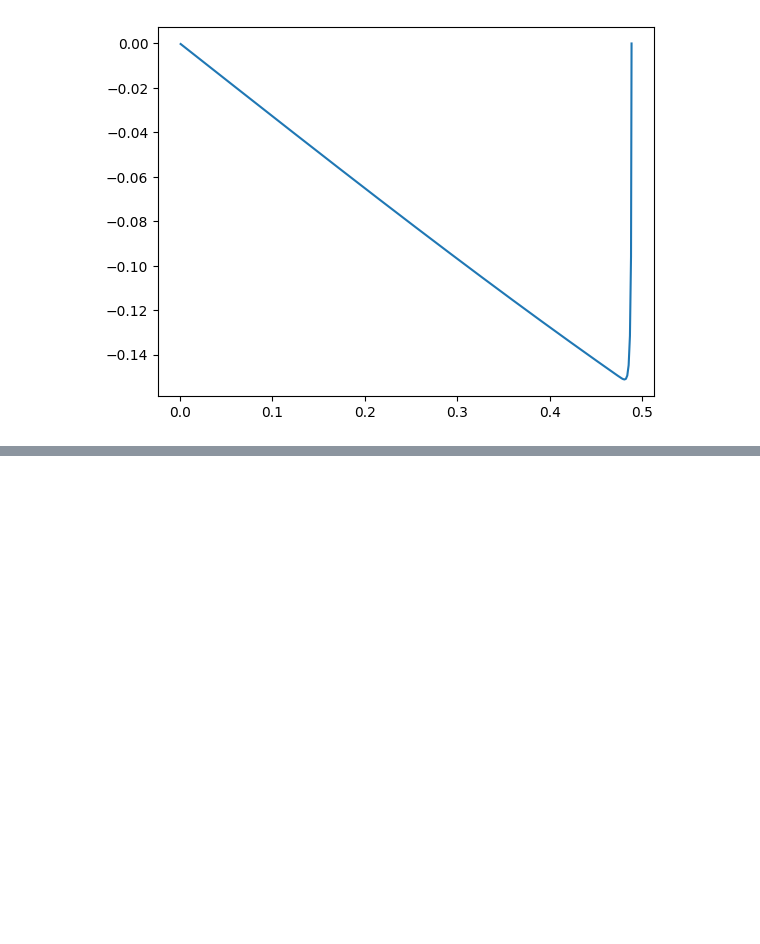
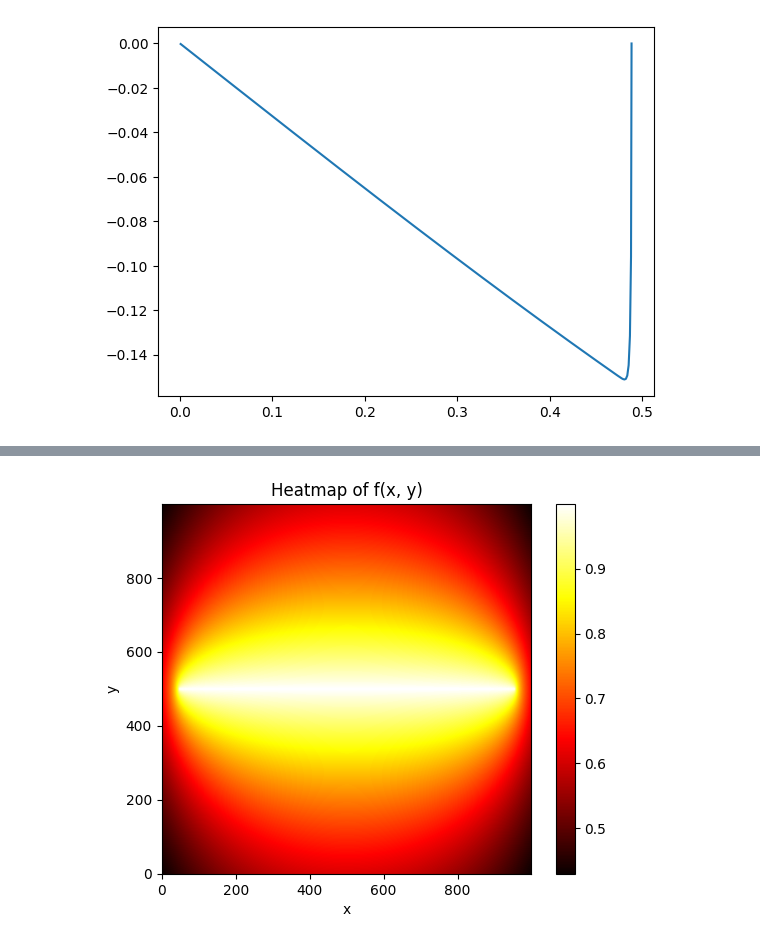
Before and after one commit to Tom20200112/comp_physics, a Jupyter notebook: Differential Equations/ode.ipynb, the cells around one changed output, grey strips where cells are left out. Saved outputs shown, nothing was run; the diff lists cells and outputs as text; code cells hidden in the pictures; blank space fills up the shorter version.

```diff
--- a/Differential Equations/ode.ipynb
+++ b/Differential Equations/ode.ipynb
@@ -288,0 +285,26 @@ ax.plot(x,z)
+# %%
+import numpy as np
+import seaborn as sns
+import matplotlib.pyplot as plt
+
+x = np.linspace(-1.1, 1.1, 1000)
+y = np.linspace(-0.5, 0.5, 1000)
+X, Y = np.meshgrid(x, y)
+
+def f(x, y):
+    return 2/np.pi*np.arctan(1/np.sqrt((x**2+y**2-1)+np.sqrt((x**2+y**2-1)**2+4*y**2)))
+
+Z = f(X, Y)
+
+plt.imshow(Z, cmap='hot', origin='lower')
+
+# Add labels and title
+plt.xlabel('x')
+plt.ylabel('y')
+plt.title('Heatmap of f(x, y)')
+
+# Show the plot
+plt.colorbar()
+plt.show()
+# %% [output]
+[figure, added]
```
Also changed, not shown: parts of 1 cell of this notebook, 30 other files.
